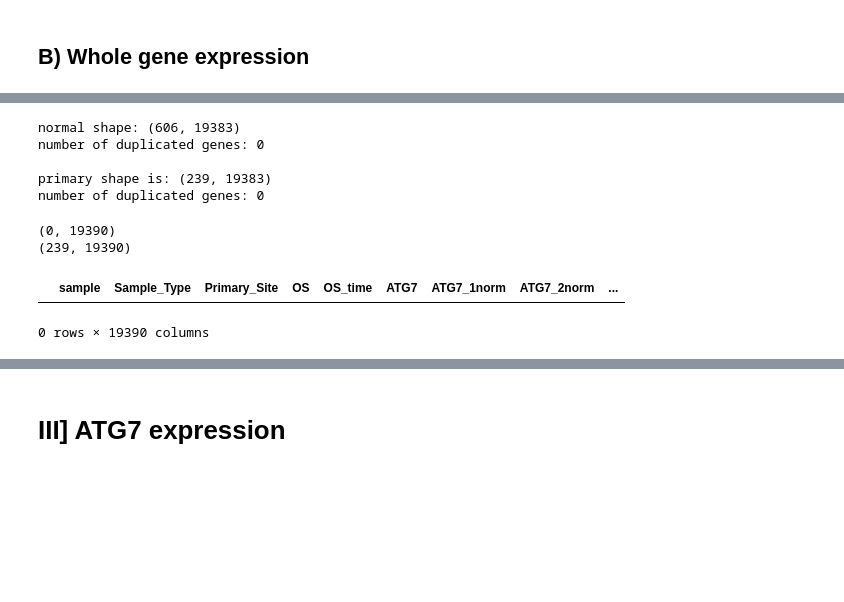
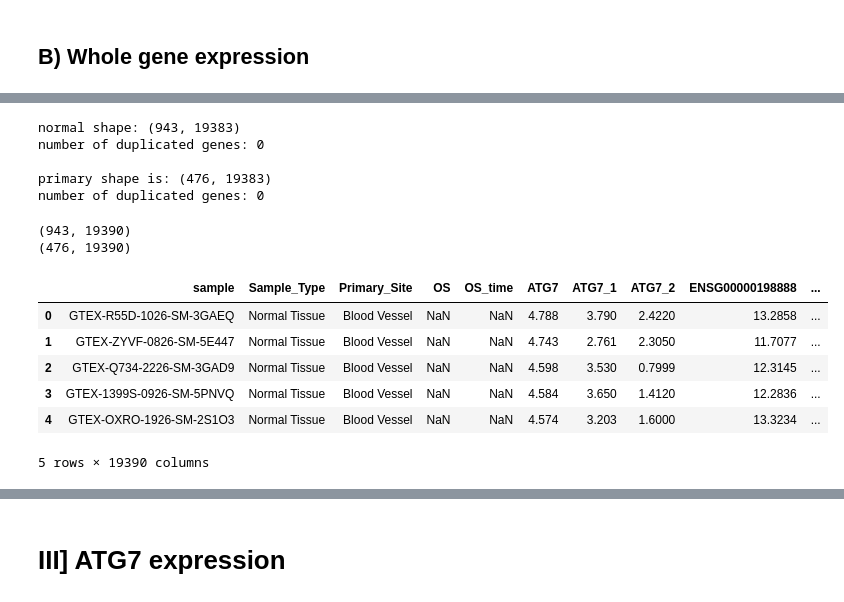
Before and after one commit to Keviosta/Article_short_isoform_ATG7_private, a Jupyter notebook: ATG7/atg7_separated_organs_analyse/blood/organ_blood_specific_ATG7_correalation.ipynb, the cells around one changed output, grey strips where cells are left out. Cells and saved outputs as stored; diff of their text form; code cells hidden in the pictures; blank space fills up the shorter version.

```diff
--- a/ATG7/atg7_separated_organs_analyse/blood/organ_blood_specific_ATG7_correalation.ipynb
+++ b/ATG7/atg7_separated_organs_analyse/blood/organ_blood_specific_ATG7_correalation.ipynb
@@ -194,14 +194,14 @@ Name: Primary_Site, dtype: int64
 %%time
 # DL data gene expression for Normal Tissue and Primary Tumors
 input_file_directory_gene_expr = '/Users/kja11/OneDrive - Háskóli Íslands/PhD ATG7/0 Python Analysis/gene_expr_preparation/'
-path = output_file_directory + "/ATG7/Organ_specific_subsets/blood/"
+path = output_file_directory + "dataframes_for_input/blood/"
 
 directory = path + "ensembl_normal_blood_protcoding_expr.tsv"
 normal_blood_protcoding= pandas.read_csv(directory, sep = "\t")
-print("Blood Vessel, normal tissue shape:", normal_blood_protcoding.shape)
+print("Blood Vessel + blood normal tissue shape:", normal_blood_protcoding.shape)
 
 directory = path + "ensembl_primary_blood_protcoding_expr.tsv"
 primary_blood_protcoding= pandas.read_csv(directory, sep = "\t")
-print("White Blood Cell, Primary Blood Derived Cancer (Peripheral Blood) shape:", primary_blood_protcoding.shape)
+print("White Blood Cell, Primary Blood Derived Cancer (Peripheral Blood & Bone Marrow) shape:", primary_blood_protcoding.shape)
 primary_blood_protcoding.head(2)
 # %% [output]
@@ -220,8 +220,8 @@ print()
 print('primary shape is:', primary_blood_protcoding.shape)
 print('number of duplicated genes:', primary_blood_protcoding.columns.duplicated().sum())
 # %% [output]
-normal shape: (606, 19383)
+normal shape: (943, 19383)
 number of duplicated genes: 0
 
-primary shape is: (239, 19383)
+primary shape is: (476, 19383)
 number of duplicated genes: 0
@@ -230,31 +228,35 @@ FINIR CA
 # %%
 #Preparation of the global dataframe with ATG7
 data = [[normal_blood_protcoding, df_ATG7_NormPrim], [primary_blood_protcoding, df_ATG7_NormPrim]]
 
 df_final = []
 
 for df in data:
     #Merge the two df to have ATG7 isoform expression + whole gene expression
   df_merged = pandas.merge(df[1], df[0], on= 'sample')
 
   #delete the sample column and select column
-#   df_merged = df_merged.drop("sample", 1)
-  df_merged = df_merged.drop(df_merged.columns[6:20], axis=1)
+  df_merged = df_merged.drop(df_merged.columns[8:22], axis=1)
 
   #save in list
   df_final.append(df_merged)
 
 normal_blood_protcoding_atg7_expr = df_final[0]
 primary_blood_protcoding_atg7_expr = df_final[1]
 
 print(normal_blood_protcoding_atg7_expr.shape)
 print(primary_blood_protcoding_atg7_expr.shape)
 normal_blood_protcoding_atg7_expr.head()
 # %% [output]
-(0, 19390)
-(239, 19390)
+(943, 19390)
+(476, 19390)
-|  | sample | Sample_Type | Primary_Site | OS | OS_time | ATG7 | ATG7_1norm | ATG7_2norm | ... |
+|  | sample | Sample_Type | Primary_Site | OS | OS_time | ATG7 | ATG7_1 | ATG7_2 | ENSG00000198888 | ... |
+| 0 | GTEX-R55D-1026-SM-3GAEQ | Normal Tissue | Blood Vessel | NaN | NaN | 4.788 | 3.790 | 2.4220 | 13.2858 | ... |
+| 1 | GTEX-ZYVF-0826-SM-5E447 | Normal Tissue | Blood Vessel | NaN | NaN | 4.743 | 2.761 | 2.3050 | 11.7077 | ... |
+| 2 | GTEX-Q734-2226-SM-3GAD9 | Normal Tissue | Blood Vessel | NaN | NaN | 4.598 | 3.530 | 0.7999 | 12.3145 | ... |
+| 3 | GTEX-1399S-0926-SM-5PNVQ | Normal Tissue | Blood Vessel | NaN | NaN | 4.584 | 3.650 | 1.4120 | 12.2836 | ... |
+| 4 | GTEX-OXRO-1926-SM-2S1O3 | Normal Tissue | Blood Vessel | NaN | NaN | 4.574 | 3.203 | 1.6000 | 13.3234 | ... |
-0 rows × 19390 columns
+5 rows × 19390 columns
 # %%
 #select samples label to have the good samples for the complete ATG7 dataframe
 normal_samples_labels = normal_blood_protcoding_atg7_expr.iloc[:,0:3]
```
Also changed, not shown: parts of 9 cells of this notebook, 1 other file.
